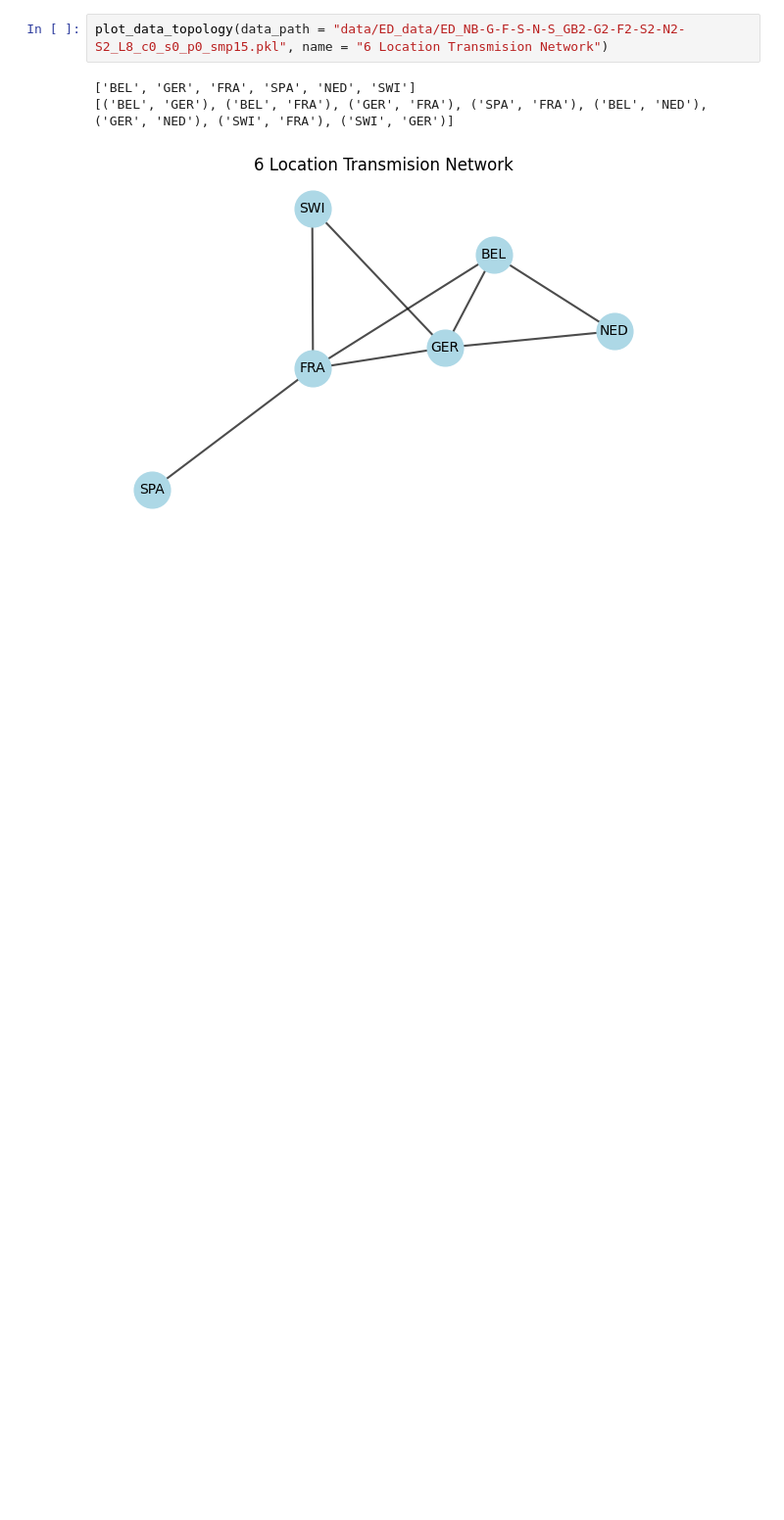
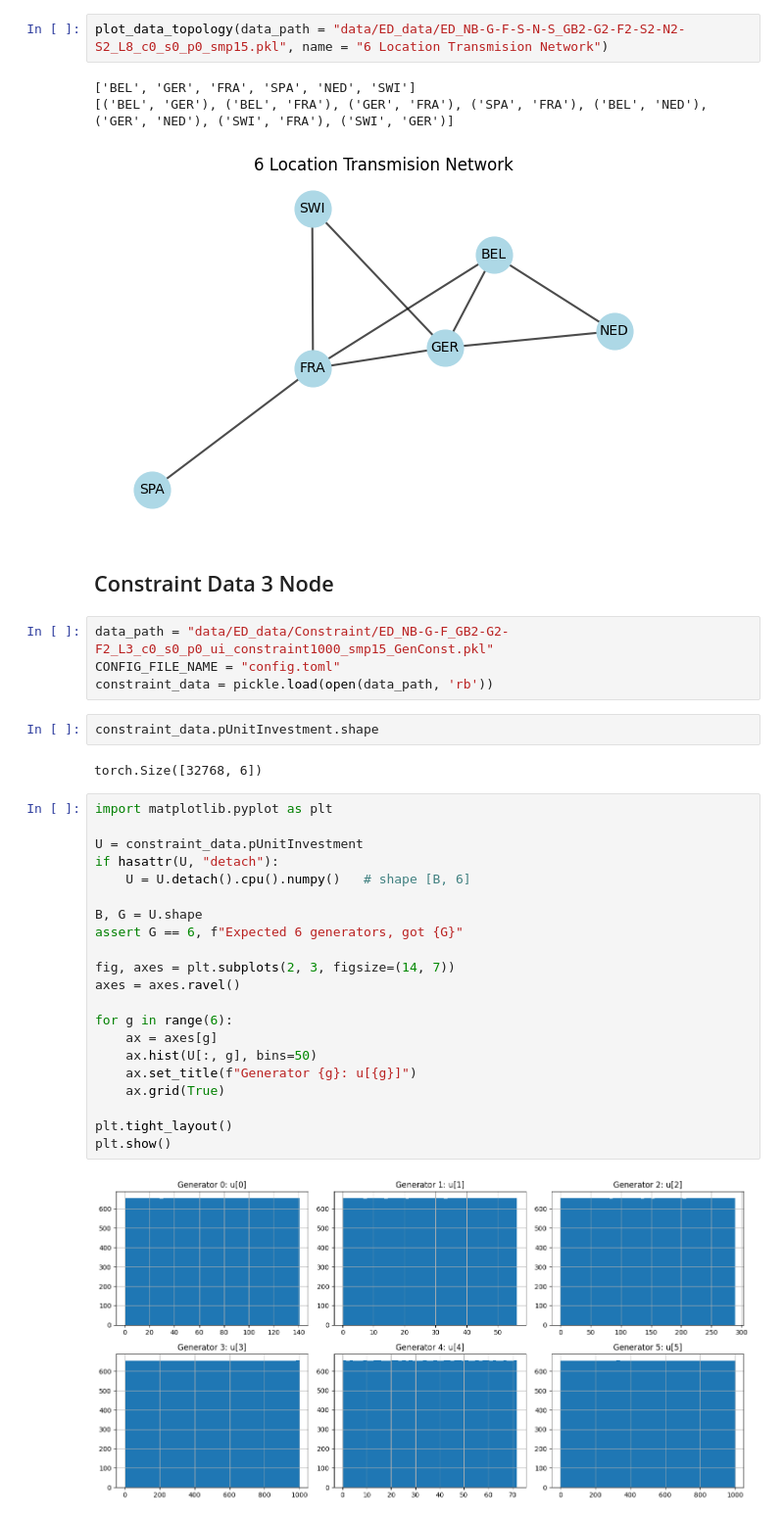
Before and after one commit to PeterrHH/ML-Enhanced-Benders, a Jupyter notebook: data_visualise.ipynb, the cells around one changed output. Shown at 98% size. Cells and saved outputs as stored; diff of their text form; blank space fills up the shorter version.

```diff
--- a/data_visualise.ipynb
+++ b/data_visualise.ipynb
@@ -191,3 +191,36 @@ plot_data_topology(data_path = "data/ED_data/ED_NB-G-F-S-N-S_GB2-G2-F2-S2-N2-S2_
 ['BEL', 'GER', 'FRA', 'SPA', 'NED', 'SWI']
 [('BEL', 'GER'), ('BEL', 'FRA'), ('GER', 'FRA'), ('SPA', 'FRA'), ('BEL', 'NED'), ('GER', 'NED'), ('SWI', 'FRA'), ('SWI', 'GER')]
 [figure]
+# %% [markdown]
+## Constraint Data 3 Node
+# %%
+data_path = "data/ED_data/Constraint/ED_NB-G-F_GB2-G2-F2_L3_c0_s0_p0_ui_constraint1000_smp15_GenConst.pkl"
+CONFIG_FILE_NAME = "config.toml"
+constraint_data = pickle.load(open(data_path, 'rb'))
+# %%
+constraint_data.pUnitInvestment.shape
+# %% [output]
+torch.Size([32768, 6])
+# %%
+import matplotlib.pyplot as plt
+
+U = constraint_data.pUnitInvestment
+if hasattr(U, "detach"):
+    U = U.detach().cpu().numpy()   # shape [B, 6]
+
+B, G = U.shape
+assert G == 6, f"Expected 6 generators, got {G}"
+
+fig, axes = plt.subplots(2, 3, figsize=(14, 7))
+axes = axes.ravel()
+
+for g in range(6):
+    ax = axes[g]
+    ax.hist(U[:, g], bins=50)
+    ax.set_title(f"Generator {g}: u[{g}]")
+    ax.grid(True)
+
+plt.tight_layout()
+plt.show()
+# %% [output]
+[figure, added]
```
Also changed, not shown: parts of 3 cells of this notebook, 7 other files.
